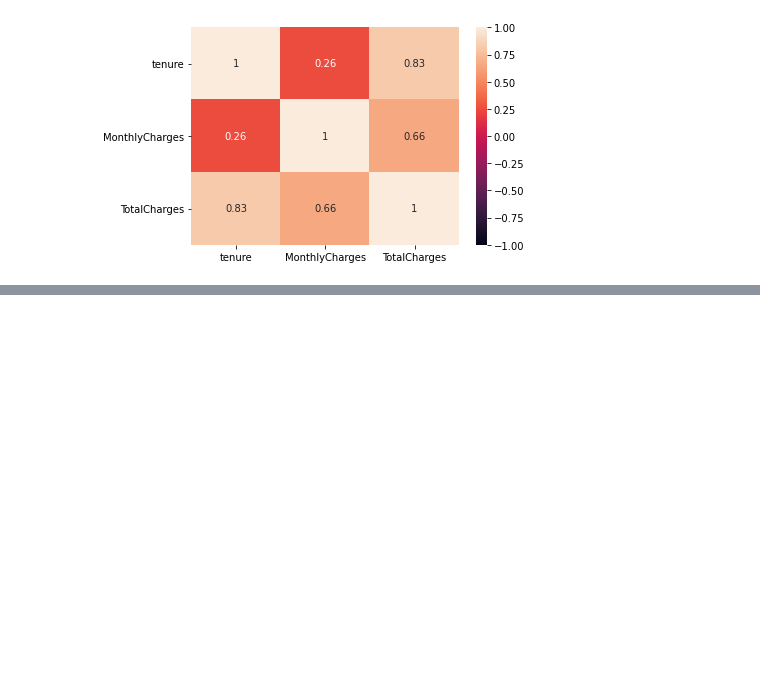
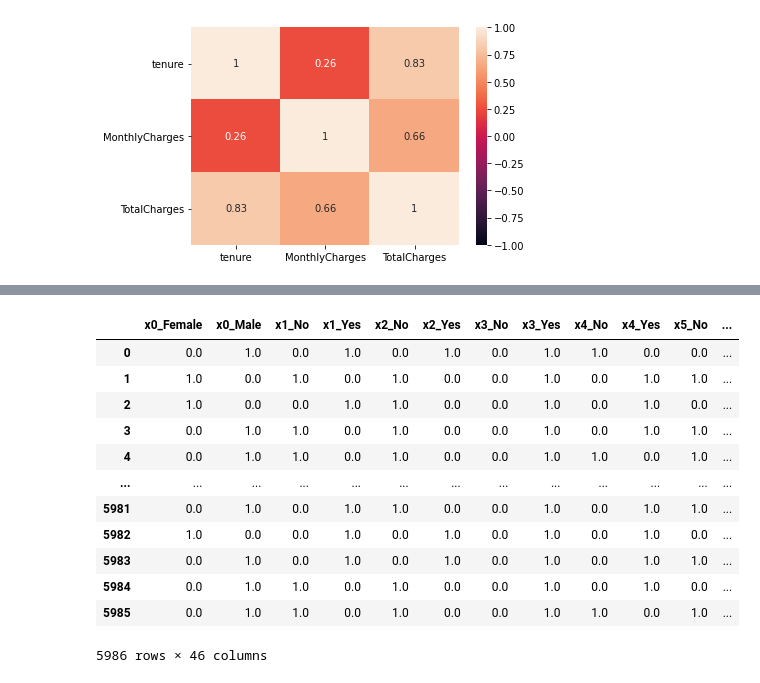
Before and after one commit to viktorjovev/TelecomChurnAnalysis, a Jupyter notebook: TelecomUsers.ipynb, the cells around one changed output, grey strips where cells are left out. Saved outputs shown, nothing was run; the diff lists cells and outputs as text; code cells hidden in the pictures; blank space fills up the shorter version.

```diff
--- a/TelecomUsers.ipynb
+++ b/TelecomUsers.ipynb
@@ -372,0 +412,11 @@ sns.heatmap(dataset[['tenure', 'MonthlyCharges', 'TotalCharges']].corr(), vmax=1
+# %%
+binary_features = ['gender','Partner','Dependents','PhoneService','PaperlessBilling','Churn']
+numerical_features = ['SeniorCitizen','tenure','MonthlyCharges','TotalCharges']
+other_features = ['MultipleLines','InternetService','OnlineSecurity','OnlineBackup','DeviceProtection','TechSupport','StreamingTV','StreamingMovies','Contract','PaymentMethod']
+# %%
+#OrdinalEncoder
+ord_enc = OrdinalEncoder()
+encode_categorical = ord_enc.fit_transform(X=dataset[binary_features+other_features],y=dataset['Churn'])
+encoded_data_ord=pd.DataFrame(encode_categorical,columns=dataset[binary_features+other_features].columns)
+encoded_data_ord=encoded_data_ord.join(dataset[numerical_features])
+encoded_data_ord
@@ -372,0 +437,21 @@ sns.heatmap(dataset[['tenure', 'MonthlyCharges', 'TotalCharges']].corr(), vmax=1
+# %%
+#OneHotEncoder
+one_enc = OneHotEncoder(handle_unknown='ignore')
+encode_categorical = one_enc.fit_transform(X=dataset[binary_features+other_features].drop(columns=['Churn'],axis=1))
+encoded_data_one=pd.DataFrame(encode_categorical.toarray(),columns=one_enc.get_feature_names())
+encoded_data_one=encoded_data_one.join(dataset[numerical_features]).join(encoded_data_ord['Churn'])
+encoded_data_one
+# %% [output]
+|  | x0_Female | x0_Male | x1_No | x1_Yes | x2_No | x2_Yes | x3_No | x3_Yes | x4_No | x4_Yes | x5_No | ... |
+| 0 | 0.0 | 1.0 | 0.0 | 1.0 | 0.0 | 1.0 | 0.0 | 1.0 | 1.0 | 0.0 | 0.0 | ... |
+| 1 | 1.0 | 0.0 | 1.0 | 0.0 | 1.0 | 0.0 | 0.0 | 1.0 | 0.0 | 1.0 | 1.0 | ... |
+| 2 | 1.0 | 0.0 | 0.0 | 1.0 | 1.0 | 0.0 | 0.0 | 1.0 | 0.0 | 1.0 | 0.0 | ... |
+| 3 | 0.0 | 1.0 | 1.0 | 0.0 | 1.0 | 0.0 | 0.0 | 1.0 | 0.0 | 1.0 | 1.0 | ... |
+| 4 | 0.0 | 1.0 | 1.0 | 0.0 | 1.0 | 0.0 | 0.0 | 1.0 | 1.0 | 0.0 | 1.0 | ... |
+| ... | ... | ... | ... | ... | ... | ... | ... | ... | ... | ... | ... | ... |
+| 5981 | 0.0 | 1.0 | 0.0 | 1.0 | 1.0 | 0.0 | 0.0 | 1.0 | 0.0 | 1.0 | 1.0 | ... |
+| 5982 | 1.0 | 0.0 | 0.0 | 1.0 | 0.0 | 1.0 | 0.0 | 1.0 | 0.0 | 1.0 | 0.0 | ... |
+| 5983 | 0.0 | 1.0 | 0.0 | 1.0 | 0.0 | 1.0 | 0.0 | 1.0 | 0.0 | 1.0 | 1.0 | ... |
+| 5984 | 0.0 | 1.0 | 1.0 | 0.0 | 1.0 | 0.0 | 0.0 | 1.0 | 0.0 | 1.0 | 0.0 | ... |
+| 5985 | 0.0 | 1.0 | 1.0 | 0.0 | 1.0 | 0.0 | 0.0 | 1.0 | 1.0 | 0.0 | 1.0 | ... |
+5986 rows × 46 columns
```
Also changed, not shown: parts of 24 cells of this notebook.
